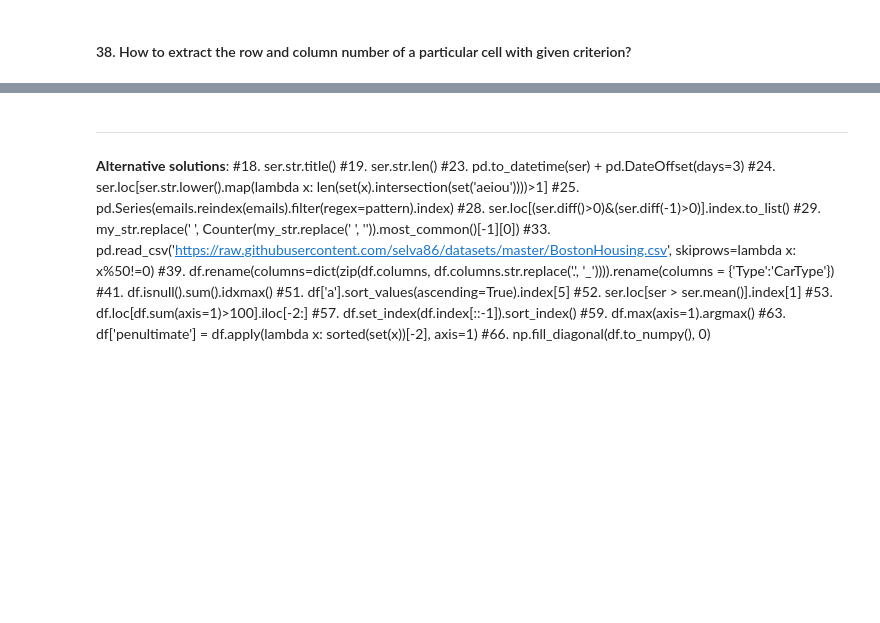
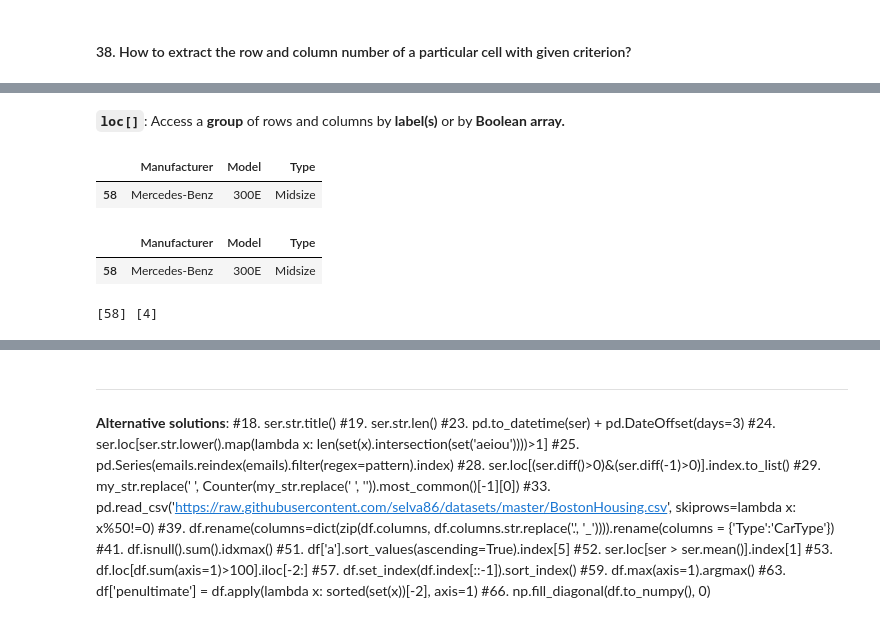
Before and after one commit to KarimaCha/Exercises_Python_NumPy_Pandas, a Jupyter notebook: 03_Pandas_Exercises_KC.ipynb, the cells around one changed output, grey strips where cells are left out. Cells and saved outputs as stored; diff of their text form; code cells hidden in the pictures; blank space fills up the shorter version.

```diff
--- a/03_Pandas_Exercises_KC.ipynb
+++ b/03_Pandas_Exercises_KC.ipynb
@@ -1387,2 +1399,20 @@ df = pd.read_csv(cars_url)
+# %% [markdown]
+**`loc[]`**: Access a **group** of rows and columns by **label(s)** or by **Boolean array.**
+# %%
+# Get manufacturer, model and type with highest Price using loc[]
+df.loc[df.Price == df.Price.max(), ['Manufacturer', 'Model', 'Type']]  # or use: np.max(df.Price)
+# %% [output]
+|  | Manufacturer | Model | Type |
+| 58 | Mercedes-Benz | 300E | Midsize |
+# %%
+# alternative with .sort_values():
+df.sort_values(by='Price', ascending=False).head(1)[['Manufacturer', 'Model', 'Type']]
+# %% [output]
+|  | Manufacturer | Model | Type |
+| 58 | Mercedes-Benz | 300E | Midsize |
 # %%
-# What is the row and column number of the cell with the highest Price value?
+# Get row and column number of the cell with the highest Price value
+row, col = np.where(df.values == df.Price.max())  # or use: np.max(df.Price)
+print(row, col)
+# %% [output]
+[58] [4]
```
Also changed, not shown: parts of 28 cells of this notebook.
